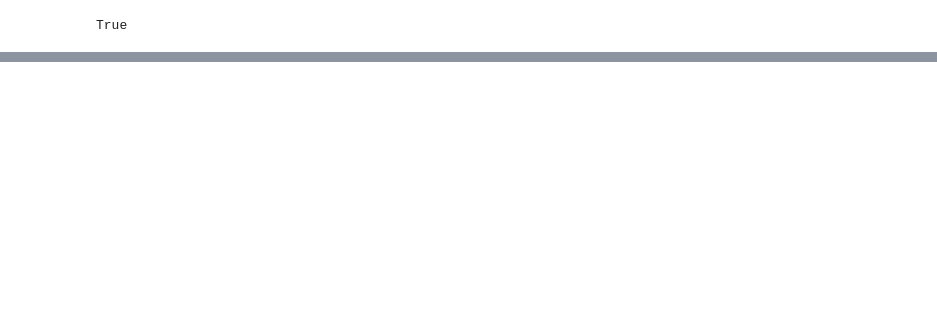
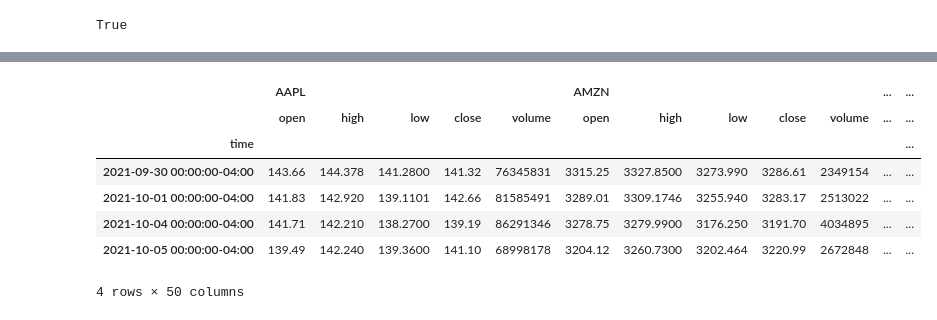
Before and after one commit to toniahurst/project_2, a Jupyter notebook: data_collection_db.ipynb, the cells around one changed output, grey strips where cells are left out. Drawn from its saved outputs; the diff is of its cells as text; code cells hidden in the pictures; blank space fills up the shorter version.

Commit message:
added all data for stock crypto and bonds next up add ML

```diff
--- a/data_collection_db.ipynb
+++ b/data_collection_db.ipynb
@@ -216,0 +217,3 @@ This highest price of the listed stocks of today was $ 3,379.70
+# %%
+cop_data = api.get_barset('COP',timeframe='1D', limit=100,).df
+cop_data.head()
@@ -216,0 +229,3 @@ This highest price of the listed stocks of today was $ 3,379.70
+# %%
+gild_data = api.get_barset('GILD',timeframe='1D', limit=100,).df
+gild_data.head()
@@ -216,0 +241,3 @@ This highest price of the listed stocks of today was $ 3,379.70
+# %%
+ccoi_data = api.get_barset('CCOI',timeframe='1D', limit=100,).df
+ccoi_data.head()
@@ -216,0 +253,3 @@ This highest price of the listed stocks of today was $ 3,379.70
+# %%
+proc_data = api.get_barset('PROC',timeframe='1D', limit=100,).df
+proc_data.head()
@@ -216,0 +275,16 @@ This highest price of the listed stocks of today was $ 3,379.70
+# %%
+merged_stock_df= pd.concat([
+    aapl_data, amzn_data, ba_data, nvda_data, brk_data,
+    gs_data, cop_data, gild_data, ccoi_data, proc_data], axis='columns', join='inner')
+#merged_stock_df = pd.concat(to_merge_dict.values())
+#merged_stock_df.dropna(inplace=True)
+merged_stock_df.head()
+# %% [output]
+|  | AAPL |  |  |  |  | AMZN |  |  |  |  | ... | ... |
+|  | open | high | low | close | volume | open | high | low | close | volume | ... | ... |
+| time |  |  |  |  |  |  |  |  |  |  |  | ... |
+| 2021-09-30 00:00:00-04:00 | 143.66 | 144.378 | 141.2800 | 141.32 | 76345831 | 3315.25 | 3327.8500 | 3273.990 | 3286.61 | 2349154 | ... | ... |
+| 2021-10-01 00:00:00-04:00 | 141.83 | 142.920 | 139.1101 | 142.66 | 81585491 | 3289.01 | 3309.1746 | 3255.940 | 3283.17 | 2513022 | ... | ... |
+| 2021-10-04 00:00:00-04:00 | 141.71 | 142.210 | 138.2700 | 139.19 | 86291346 | 3278.75 | 3279.9900 | 3176.250 | 3191.70 | 4034895 | ... | ... |
+| 2021-10-05 00:00:00-04:00 | 139.49 | 142.240 | 139.3600 | 141.10 | 68998178 | 3204.12 | 3260.7300 | 3202.464 | 3220.99 | 2672848 | ... | ... |
+4 rows × 50 columns
```
Also changed, not shown: parts of 39 cells of this notebook.
